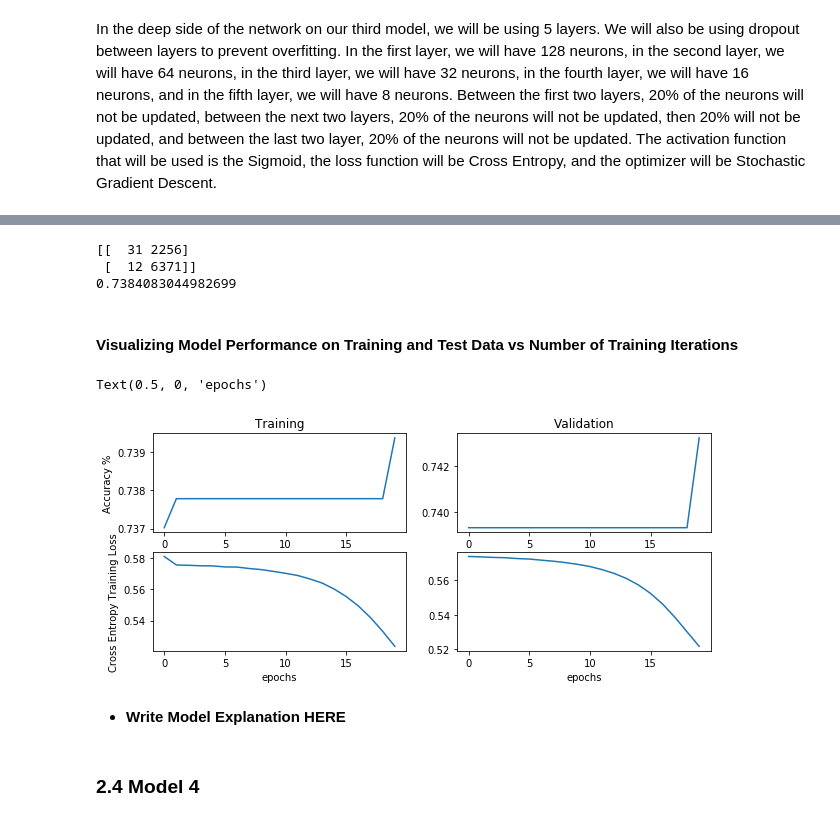
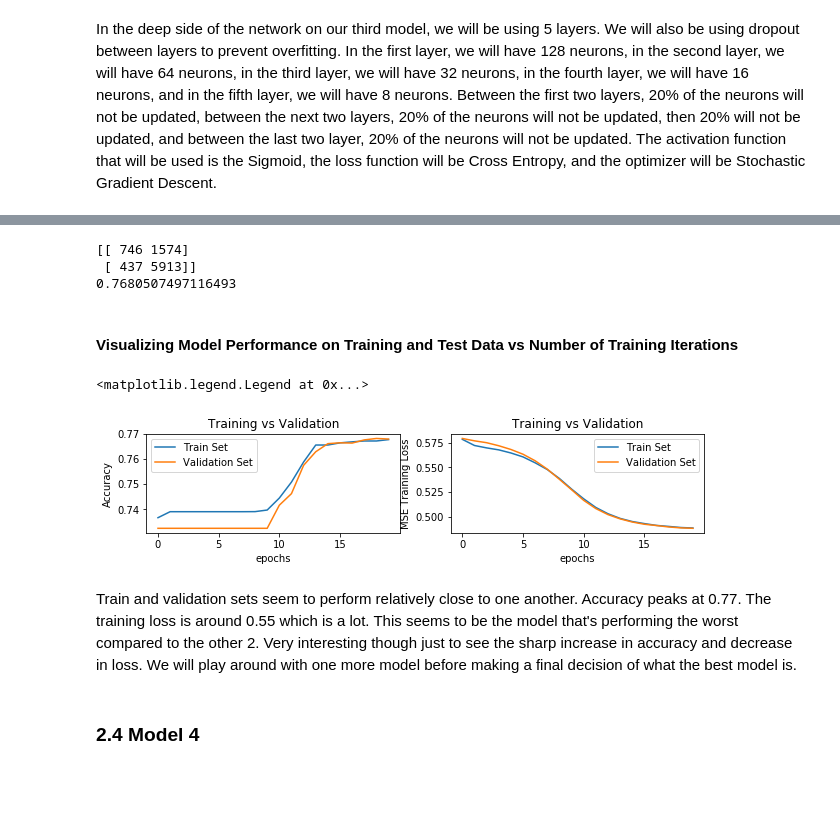
Before and after one commit to arelyalc/machineLearningLabs, a Jupyter notebook: Lab5.ipynb, the cells around one changed output, grey strips where cells are left out. Cells and saved outputs as stored; diff of their text form; code cells hidden in the pictures; blank space fills up the shorter version.

Commit message:
model 3 goes up

```diff
--- a/Lab5.ipynb
+++ b/Lab5.ipynb
@@ -851,5 +851,5 @@ model_3.compile(optimizer='sgd',
               metrics=['accuracy', precision])
 
 history_m3 = model_3.fit(X_ints_train + [X_train_num],
-        y_train, validation_split=0.2, epochs=20, batch_size=32, verbose=1)
+        y_train, validation_data = (X_ints_test + [X_test_num], y_test), epochs=20, batch_size=32, verbose=1)
 # %% [output]
@@ -878,37 +878,35 @@ print(mt.confusion_matrix(y_test,yhat))
 
 print(mt.accuracy_score(y_test,yhat))
 # %% [output]
-[[  31 2256]
- [  12 6371]]
-0.7384083044982699
+[[ 746 1574]
+ [ 437 5913]]
+0.7680507497116493
 # %% [markdown]
 #### Visualizing Model Performance on Training and Test Data vs Number of Training Iterations
 # %%
 %matplotlib inline
 
 plt.figure(figsize=(10,4))
 plt.subplot(2,2,1)
-plt.plot(history_m3.history['accuracy'])
+plt.plot(history_m3.history['acc'], label='Train Set')
+plt.plot(history_m3.history['val_acc'],label='Validation Set')
+plt.ylabel('Accuracy')
+plt.xlabel('epochs')
+plt.title('Training vs Validation')
+plt.legend()
 
-plt.ylabel('Accuracy %')
-plt.title('Training')
 plt.subplot(2,2,2)
-plt.plot(history_m3.history['val_accuracy'])
-plt.title('Validation')
-
-plt.subplot(2,2,3)
-plt.plot(history_m3.history['loss'])
-plt.ylabel('Cross Entropy Training Loss')
+plt.plot(history_m3.history['loss'], label='Train Set')
+plt.plot(history_m3.history['val_loss'], label='Validation Set')
+plt.ylabel('MSE Training Loss')
 plt.xlabel('epochs')
-
-plt.subplot(2,2,4)
-plt.plot(history_m3.history['val_loss'])
-plt.xlabel('epochs')
+plt.title('Training vs Validation')
+plt.legend()
 # %% [output]
-Text(0.5, 0, 'epochs')
+<matplotlib.legend.Legend at 0x...>
-[figure, old version]
+[figure, new version]
-# %% [markdown]
-* __Write Model Explanation HERE__
+# %% [markdown]
+Train and validation sets seem to perform relatively close to one another. Accuracy peaks at 0.77. The training loss is around 0.55 which is a lot. This seems to be the model that's performing the worst compared to the other 2. Very interesting though just to see the sharp increase in accuracy and decrease in loss. We will play around with one more model before making a final decision of what the best model is.
 # %% [markdown]
 ### 2.4 Model 4
 # %% [markdown]
```
Also changed, not shown: parts of 1 cell of this notebook.
